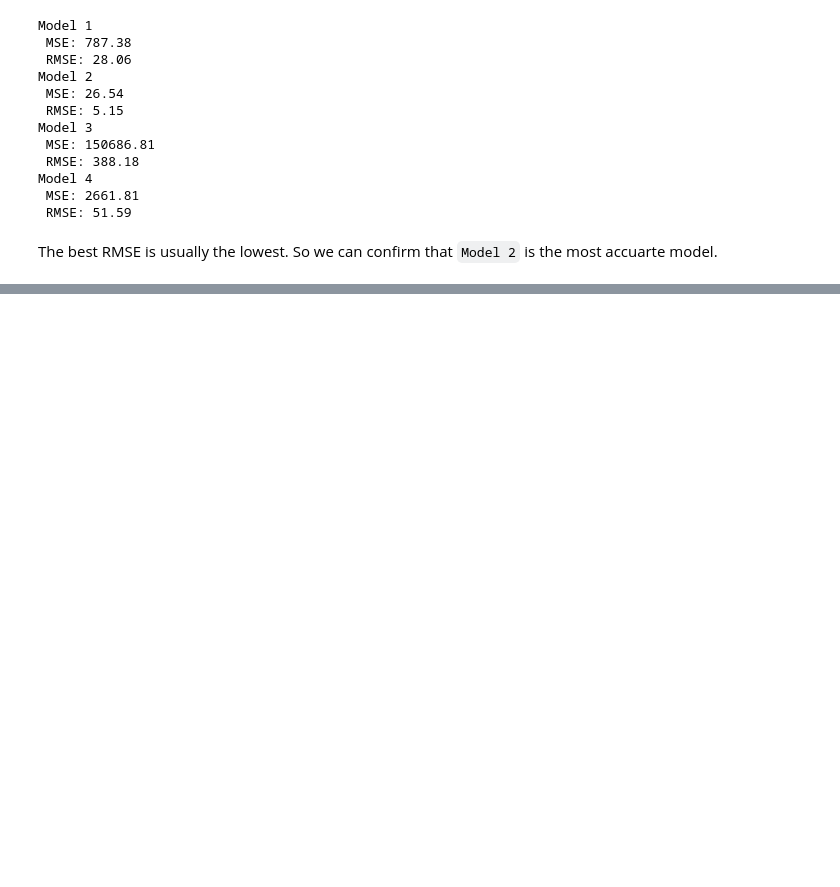
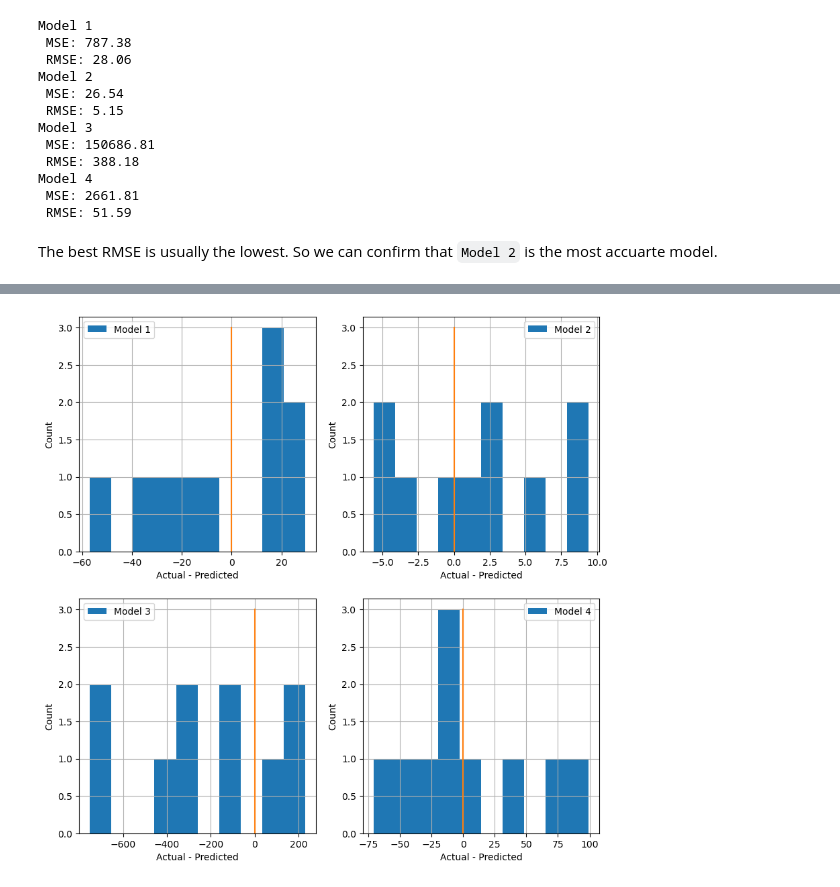
Before and after one commit to gjyoungjr/aws-mls-c01, a Jupyter notebook: model_evaluation/regression_model_eval.ipynb, the cells around one changed output, grey strips where cells are left out. Drawn from its saved outputs; the diff is of its cells as text; code cells hidden in the pictures; blank space fills up the shorter version.

Commit message:
complete regression model eval

```diff
--- a/model_evaluation/regression_model_eval.ipynb
+++ b/model_evaluation/regression_model_eval.ipynb
@@ -99,0 +104,16 @@ The best RMSE is usually the lowest. So we can confirm that `Model 2` is the mos
+# %%
+plt.figure(figsize=(10,10))
+
+for idx, model in enumerate(models):
+    plt.subplot(2,2,idx+1)
+    residual = df['Passengers'] - df[model.replace(' ','') + '_Prediction']
+
+    plt.hist(residual,
+             label=model)
+    plt.plot([0,0],[0,3])
+    plt.xlabel('Actual - Predicted')
+    plt.ylabel('Count')
+    plt.grid()
+    plt.legend()
+# %% [output]
+[figure, added]
```
Also changed, not shown: parts of 3 cells of this notebook.
